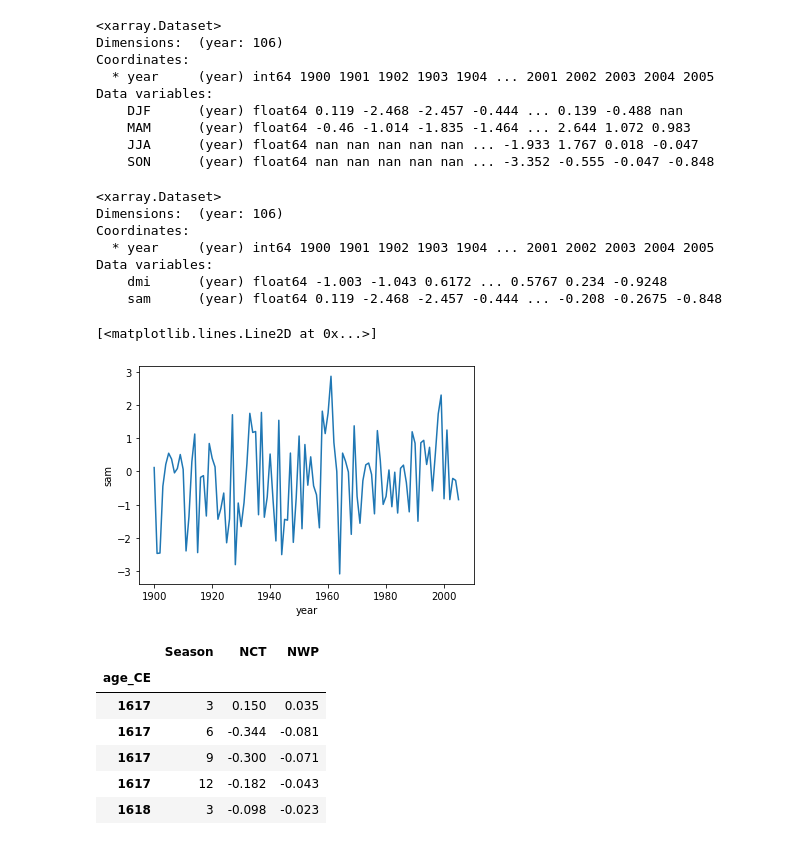
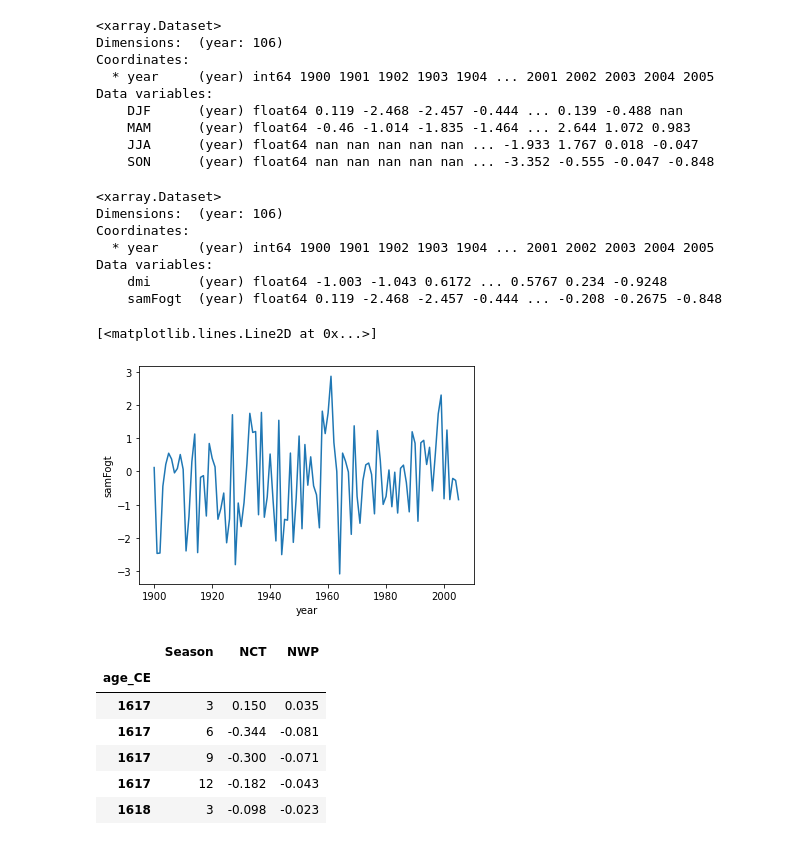
Before and after one commit to anton-seaice/compound, a Jupyter notebook: reconstructImpact.ipynb, the cells around one changed output. Drawn from its saved outputs; the diff is of its cells as text; code cells hidden in the pictures.

```diff
--- a/reconstructImpact.ipynb
+++ b/reconstructImpact.ipynb
@@ -266,7 +266,7 @@ Data variables:
 # %%
 #going to use the spring/summer average (i.e. warm season)
 
-indexXr['sam']=samXr[['SON','DJF']].to_array().mean('variable')
+indexXr['samFogt']=samXr[['SON','DJF']].to_array().mean('variable')
 # %%
 indexXr
 # %% [output]
@@ -276,12 +276,12 @@ Coordinates:
   * year     (year) int64 1900 1901 1902 1903 1904 ... 2001 2002 2003 2004 2005
 Data variables:
     dmi      (year) float64 -1.003 -1.043 0.6172 ... 0.5767 0.234 -0.9248
-    sam      (year) float64 0.119 -2.468 -2.457 -0.444 ... -0.208 -0.2675 -0.848
+    samFogt  (year) float64 0.119 -2.468 -2.457 -0.444 ... -0.208 -0.2675 -0.848
 # %%
-indexXr.sam.plot()
+indexXr.samFogt.plot()
 # %% [output]
 [<matplotlib.lines.Line2D at 0x...>]
-[figure, old version]
+[figure, new version]
 # %%
 ensoPd=pandas.read_csv('ref/freund2019Enso/freund2019enso.txt',sep='	', header=105, index_col=0)
 ensoPd
```
Also changed, not shown: parts of 34 cells of this notebook, 8 other files.
